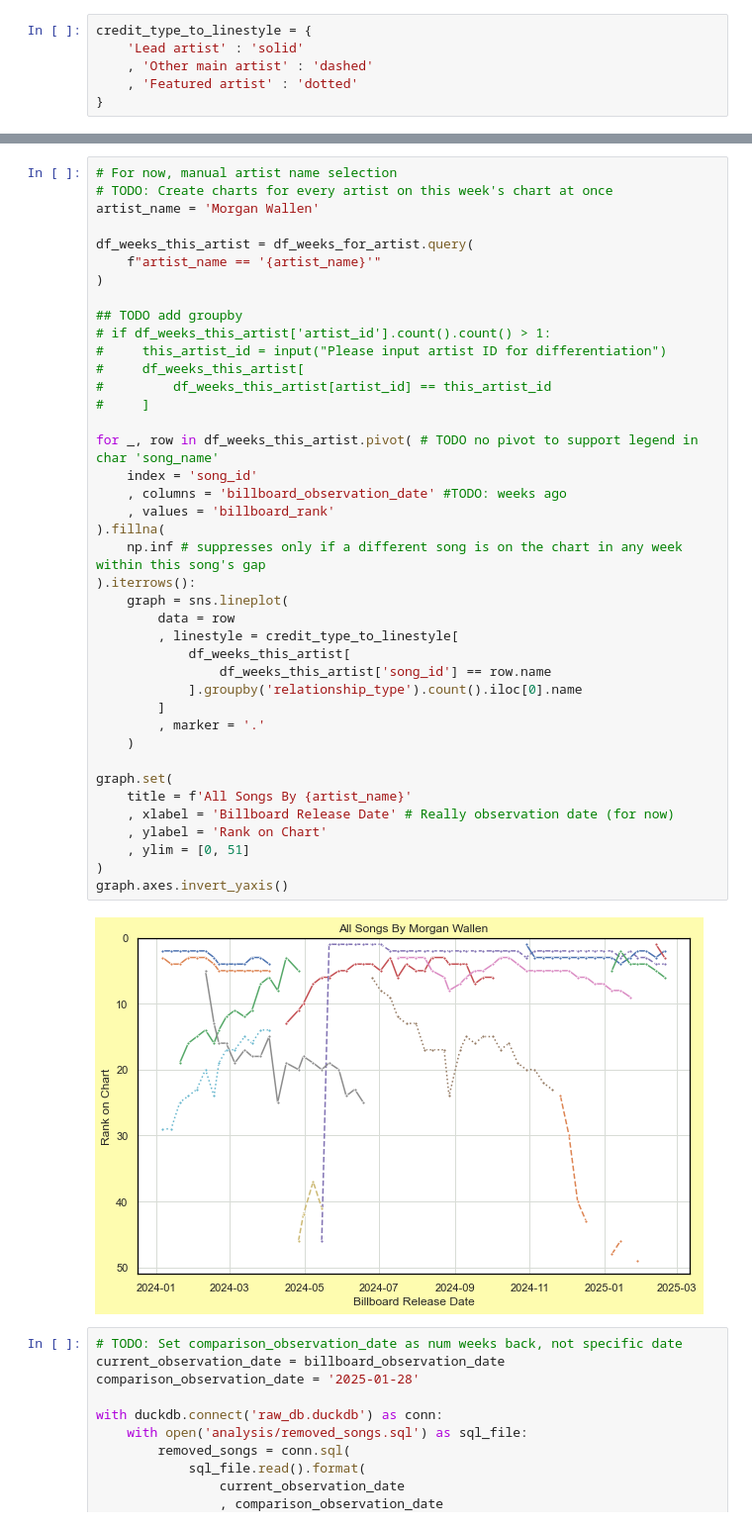
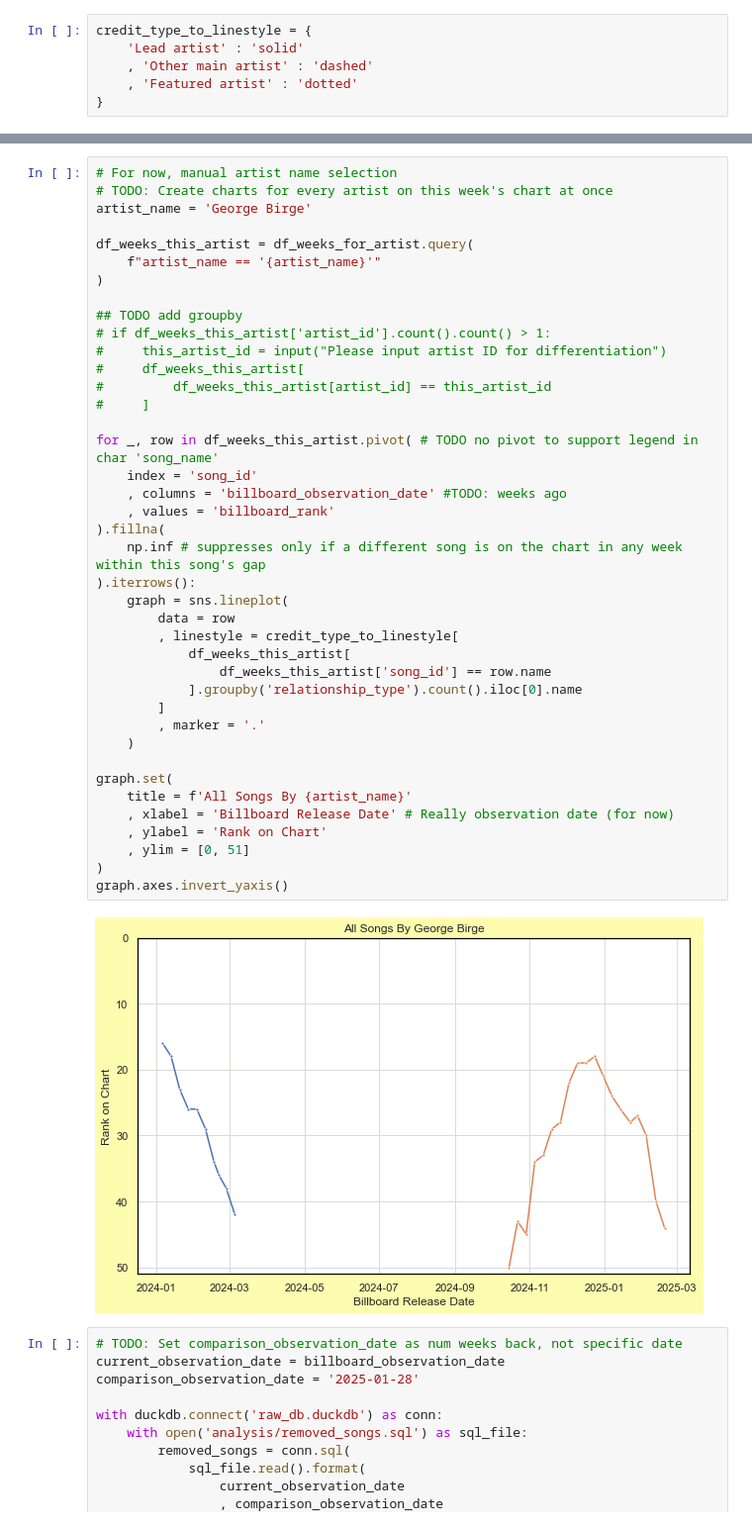
Before and after one commit to jwmanahan/billboard, a Jupyter notebook: add_new_week.ipynb, the cells around one changed output, grey strips where cells are left out. Shown at 99% size. Cells and saved outputs as stored; diff of their text form.

```diff
--- a/add_new_week.ipynb
+++ b/add_new_week.ipynb
@@ -807,7 +792,7 @@ Need To: Gavin Adcock(112)
 # %%
 # For now, manual artist name selection
 # TODO: Create charts for every artist on this week's chart at once
-artist_name = 'Morgan Wallen'
+artist_name = 'George Birge'
 
 df_weeks_this_artist = df_weeks_for_artist.query(
     f"artist_name == '{artist_name}'"
@@ -818,34 +803,34 @@ df_weeks_this_artist = df_weeks_for_artist.query(
 #     this_artist_id = input("Please input artist ID for differentiation")
 #     df_weeks_this_artist[
 #         df_weeks_this_artist[artist_id] == this_artist_id
 #     ]
 
 for _, row in df_weeks_this_artist.pivot( # TODO no pivot to support legend in char 'song_name'
     index = 'song_id'
     , columns = 'billboard_observation_date' #TODO: weeks ago
     , values = 'billboard_rank'
 ).fillna(
     np.inf # suppresses only if a different song is on the chart in any week within this song's gap
 ).iterrows():
     graph = sns.lineplot(
         data = row
         , linestyle = credit_type_to_linestyle[
             df_weeks_this_artist[
                 df_weeks_this_artist['song_id'] == row.name
             ].groupby('relationship_type').count().iloc[0].name
         ]
         , marker = '.'
     )
 
 graph.set(
     title = f'All Songs By {artist_name}'
     , xlabel = 'Billboard Release Date' # Really observation date (for now)
     , ylabel = 'Rank on Chart'
     , ylim = [0, 51]
 )
 graph.axes.invert_yaxis()
 # %% [output]
-[figure, old version]
+[figure, new version]
 # %%
 # TODO: Set comparison_observation_date as num weeks back, not specific date
 current_observation_date = billboard_observation_date
```
Also changed, not shown: parts of 29 cells of this notebook, 5 other files.
